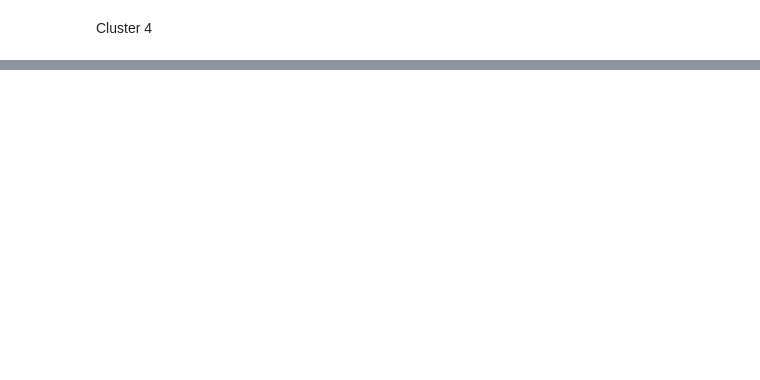
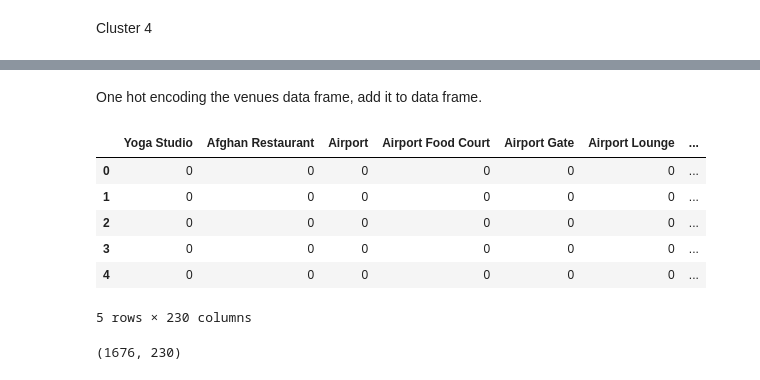
Before and after one commit to GneissBytes/Coursera_Capstone, a Jupyter notebook: Segmenting and Clustering Neighborhoods in Toronto.ipynb, the cells around one changed output, grey strips where cells are left out. Cells and saved outputs as stored; diff of their text form; code cells hidden in the pictures; blank space fills up the shorter version.

```diff
--- a/Segmenting and Clustering Neighborhoods in Toronto.ipynb
+++ b/Segmenting and Clustering Neighborhoods in Toronto.ipynb
@@ -328,0 +452,26 @@ df_tor.loc[df_tor['Cluster Labels'] == 3]
+# %% [markdown]
+One hot encoding the venues data frame, add it to data frame.
+# %%
+# one hot encoding
+toronto_onehot = pd.get_dummies(toronto_venues[['Venue Category']], prefix="", prefix_sep="")
+
+# add neighborhood column back to dataframe
+toronto_onehot['Neighborhood'] = toronto_venues['Neighborhood']
+
+# move neighborhood column to the first column
+fixed_columns = [toronto_onehot.columns[-1]] + list(toronto_onehot.columns[:-1])
+toronto_onehot = toronto_onehot[fixed_columns]
+
+toronto_onehot.head()
+# %% [output]
+|  | Yoga Studio | Afghan Restaurant | Airport | Airport Food Court | Airport Gate | Airport Lounge | ... |
+| 0 | 0 | 0 | 0 | 0 | 0 | 0 | ... |
+| 1 | 0 | 0 | 0 | 0 | 0 | 0 | ... |
+| 2 | 0 | 0 | 0 | 0 | 0 | 0 | ... |
+| 3 | 0 | 0 | 0 | 0 | 0 | 0 | ... |
+| 4 | 0 | 0 | 0 | 0 | 0 | 0 | ... |
+5 rows × 230 columns
+# %%
+toronto_onehot.shape
+# %% [output]
+(1676, 230)
```
Also changed, not shown: parts of 41 cells of this notebook.
